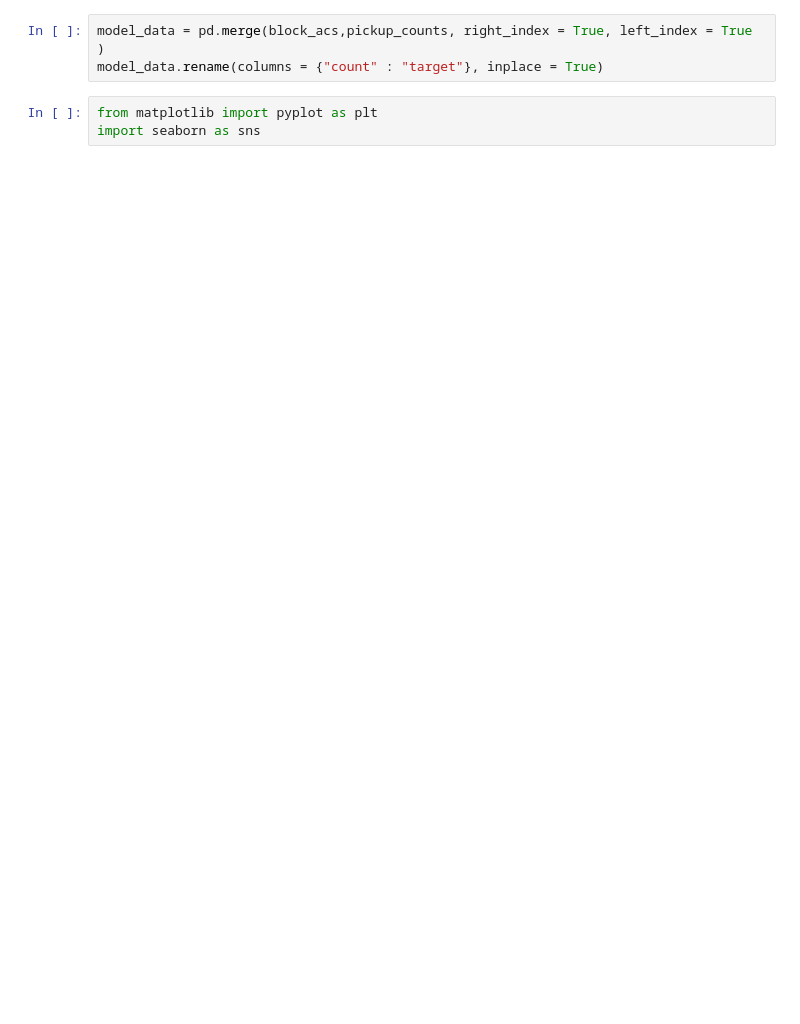
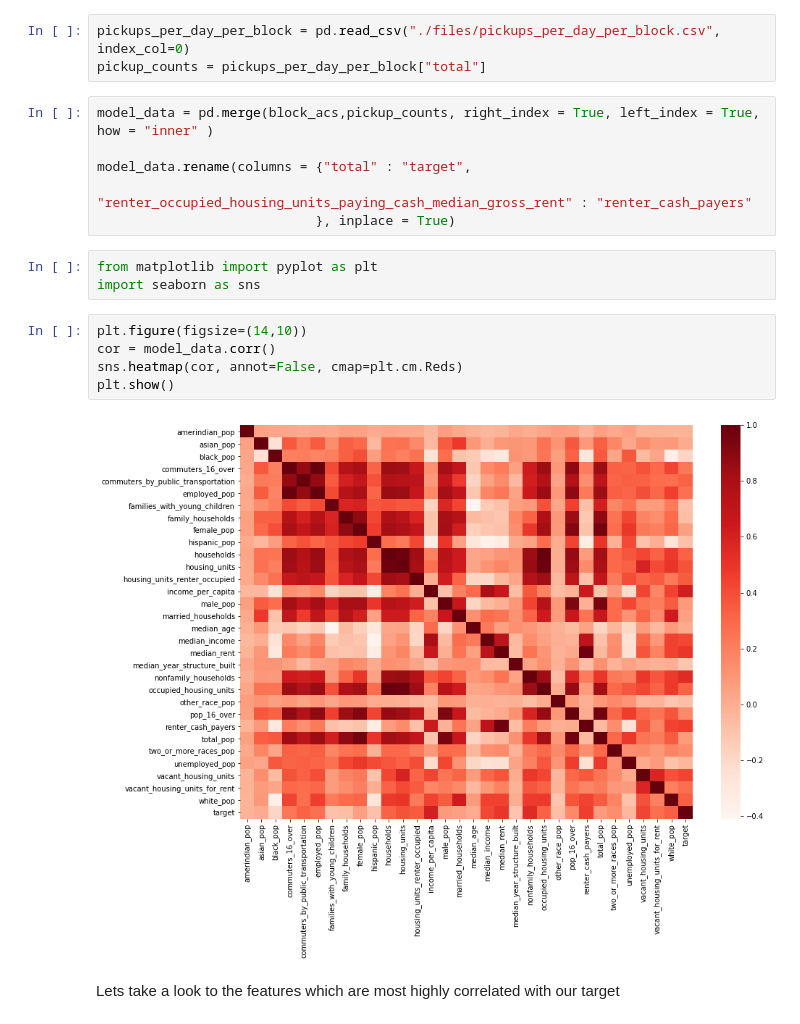
Before and after one commit to seanahmad/NY-taxi-analysis, a Jupyter notebook: Modelling.ipynb, the cells around one changed output. Drawn from its saved outputs; the diff is of its cells as text; blank space fills up the shorter version.

```diff
--- a/Modelling.ipynb
+++ b/Modelling.ipynb
@@ -84,7 +92,22 @@ block_acs.isna().sum().sum()
+# %%
+pickups_per_day_per_block = pd.read_csv("./files/pickups_per_day_per_block.csv", index_col=0)
+pickup_counts = pickups_per_day_per_block["total"]
 # %%
-model_data = pd.merge(block_acs,pickup_counts, right_index = True, left_index = True )
-model_data.rename(columns = {"count" : "target"}, inplace = True)
+model_data = pd.merge(block_acs,pickup_counts, right_index = True, left_index = True, how = "inner" )
+
+model_data.rename(columns = {"total" : "target",
+                             "renter_occupied_housing_units_paying_cash_median_gross_rent" : "renter_cash_payers"
+                            }, inplace = True)
 # %%
 from matplotlib import pyplot as plt
 import seaborn as sns
+# %%
+plt.figure(figsize=(14,10))
+cor = model_data.corr()
+sns.heatmap(cor, annot=False, cmap=plt.cm.Reds)
+plt.show()
+# %% [output]
+[figure, added]
+# %% [markdown]
+Lets take a look to the features which are most highly correlated with our target
 # %%
```
Also changed, not shown: parts of 31 cells of this notebook, 10 other files.
